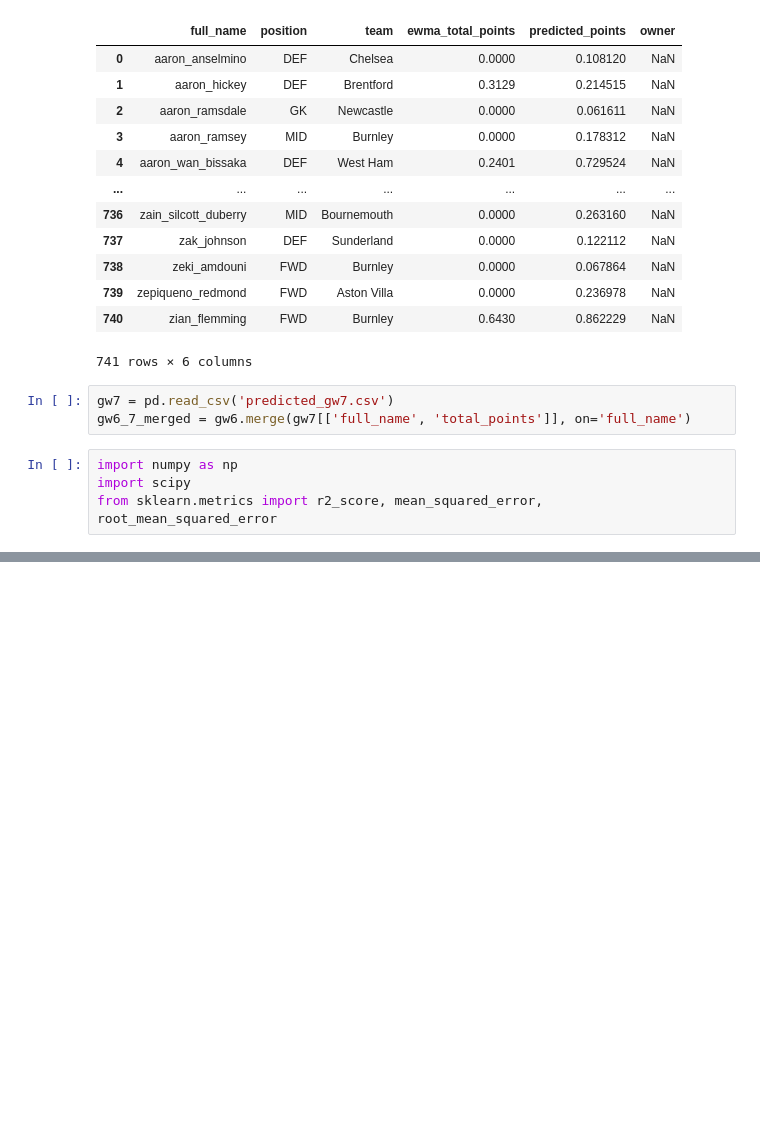
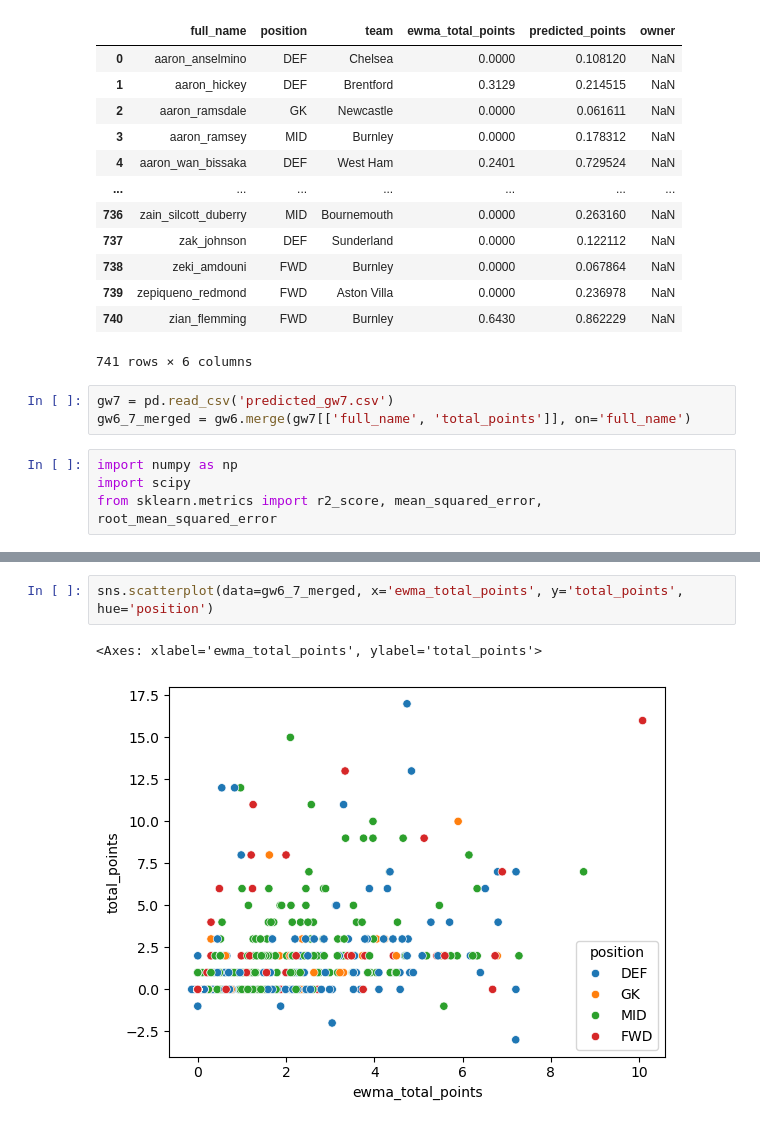
Before and after one commit to doug-ellis/draft_fpl_2526, a Jupyter notebook: transfer/outputs/looking_gw7.ipynb, the cells around one changed output, grey strips where cells are left out. Drawn from its saved outputs; the diff is of its cells as text; blank space fills up the shorter version.

```diff
--- a/transfer/outputs/looking_gw7.ipynb
+++ b/transfer/outputs/looking_gw7.ipynb
@@ -148,3 +150,8 @@ y_range = slope*x_range + intercept
+# %%
+sns.scatterplot(data=gw6_7_merged, x='ewma_total_points', y='total_points', hue='position')
+# %% [output]
+<Axes: xlabel='ewma_total_points', ylabel='total_points'>
+[figure, added]
 # %%
 root_mean_squared_error(x, y)
 # %% [output]
```
Also changed, not shown: parts of 10 cells of this notebook, 3 other files.
